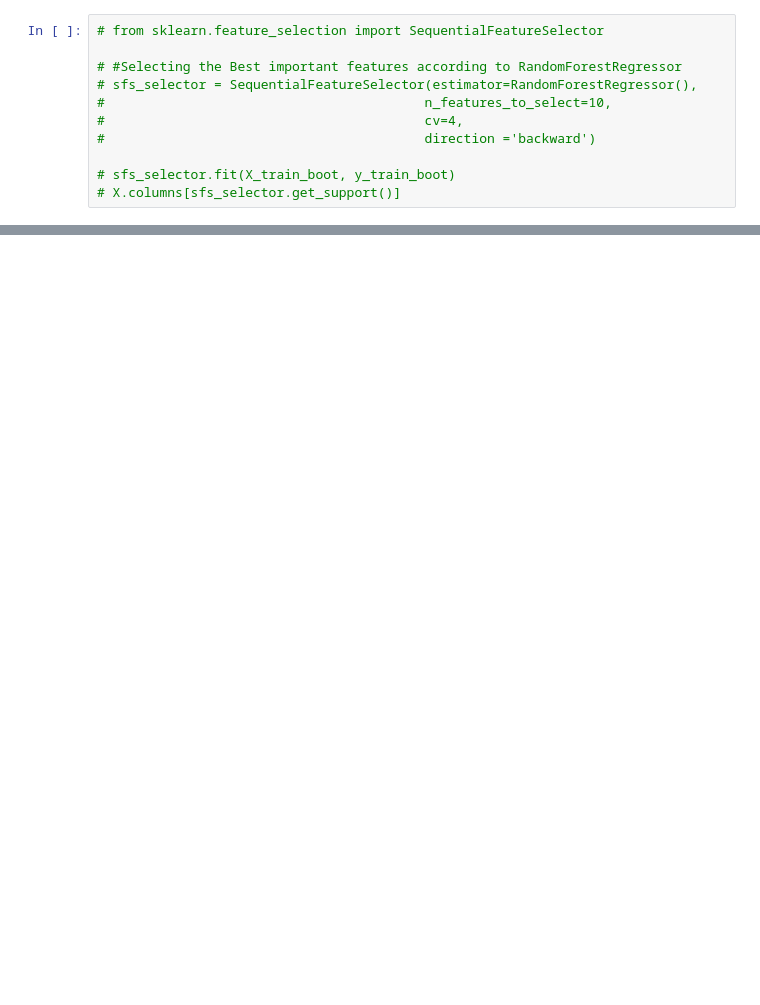
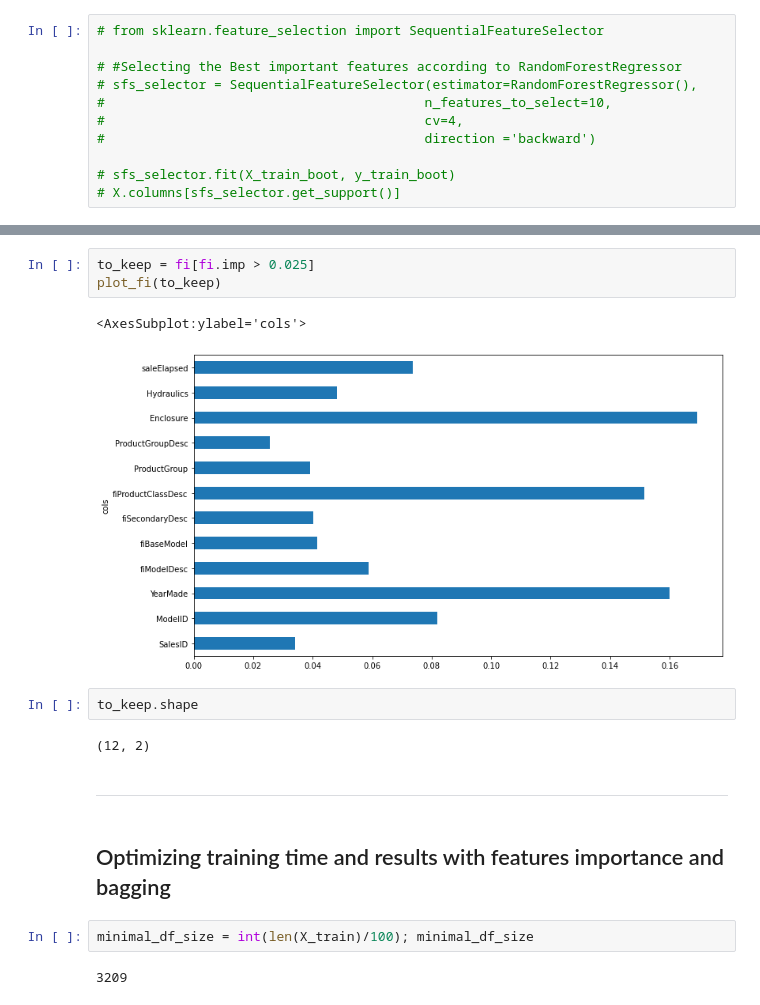
Before and after one commit to florent-haffner/datascience-playground, a Jupyter notebook: notebooks/machine learning/2021-11 - regression basics - bulldozer - sklearn - 2 - studiying feature selection.ipynb, the cells around one changed output, grey strips where cells are left out. Cells and saved outputs as stored; diff of their text form; blank space fills up the shorter version.

```diff
--- a/notebooks/machine learning/2021-11 - regression basics - bulldozer - sklearn - 2 - studiying feature selection.ipynb
+++ b/notebooks/machine learning/2021-11 - regression basics - bulldozer - sklearn - 2 - studiying feature selection.ipynb
@@ -179,0 +236,18 @@ Even with a very tiny part of our dataset (0.8% random parts from the original s
+# %%
+to_keep = fi[fi.imp > 0.025]
+plot_fi(to_keep)
+# %% [output]
+<AxesSubplot:ylabel='cols'>
+[figure, added]
+# %%
+to_keep.shape
+# %% [output]
+(12, 2)
+# %% [markdown]
+---
+# %% [markdown]
+## Optimizing training time and results with features importance and bagging
+# %%
+minimal_df_size = int(len(X_train)/100); minimal_df_size
+# %% [output]
+3209
```
Also changed, not shown: parts of 44 cells of this notebook.
